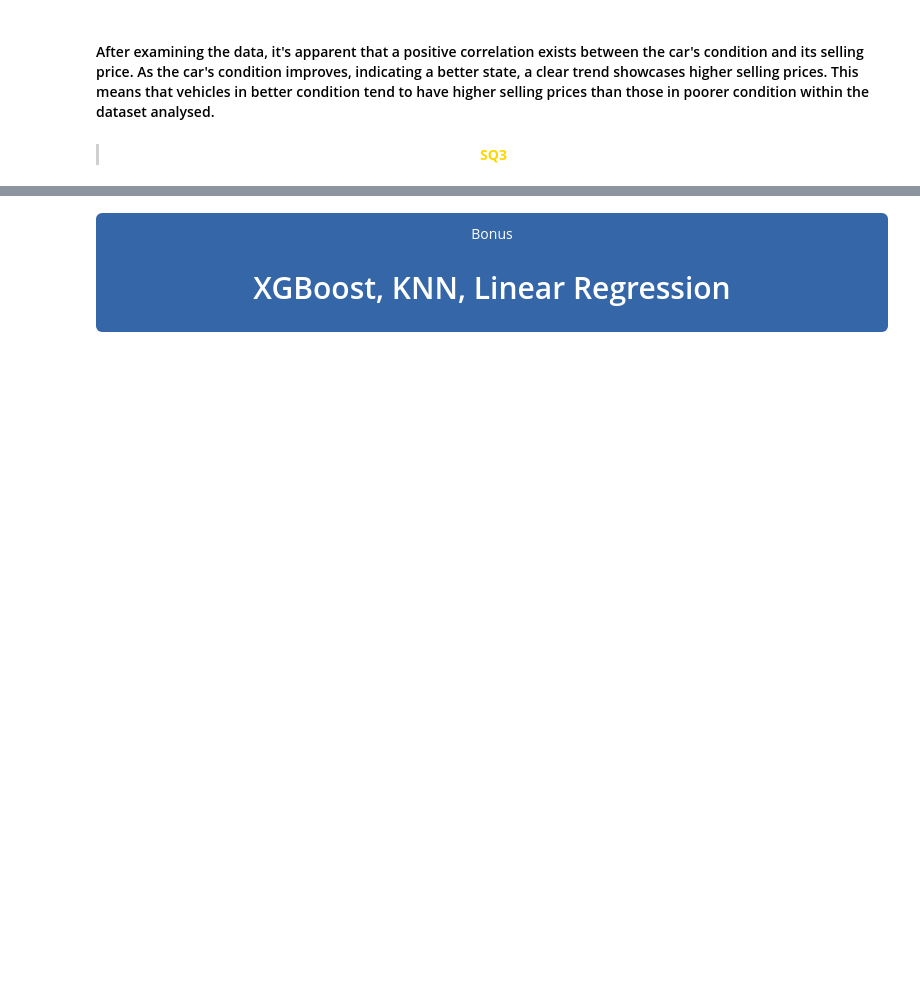
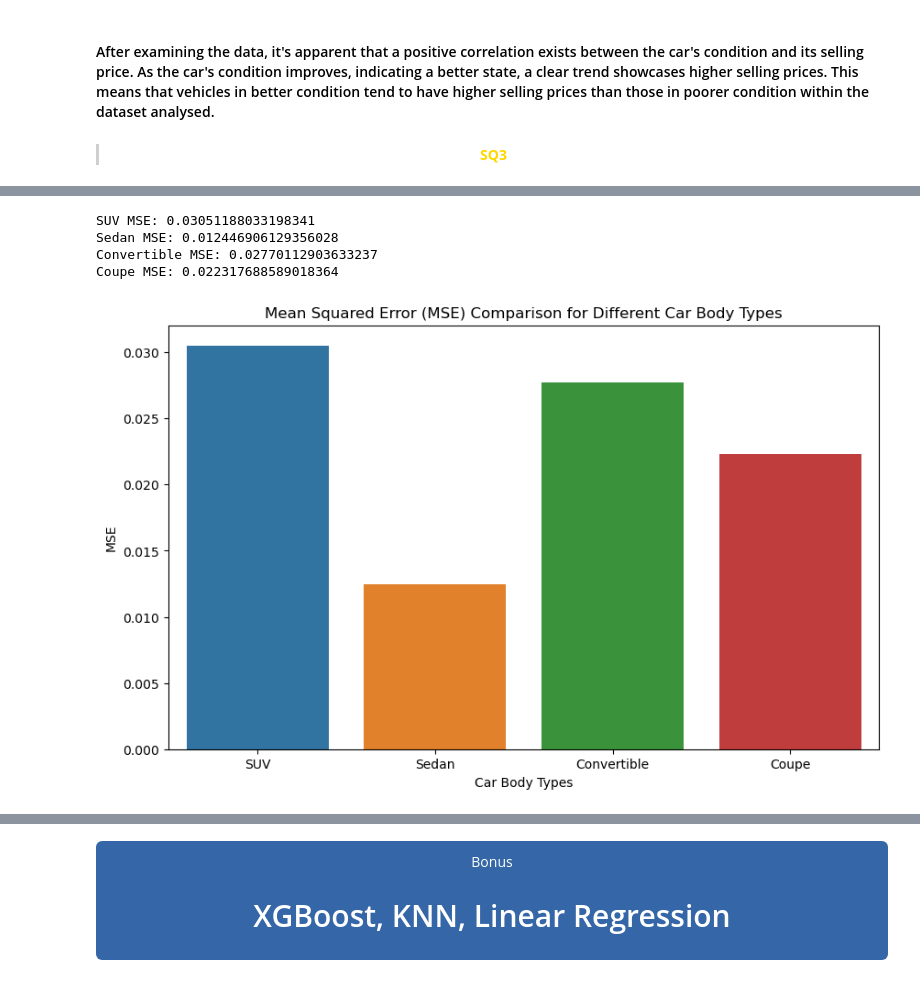
Before and after one commit to maxheijmans/AIM4B_Group1, a Jupyter notebook: UsedCarAuctionPrices/Modelling_UsedCarAuctionPrices.ipynb, the cells around one changed output, grey strips where cells are left out. Cells and saved outputs as stored; diff of their text form; code cells hidden in the pictures; blank space fills up the shorter version.

```diff
--- a/UsedCarAuctionPrices/Modelling_UsedCarAuctionPrices.ipynb
+++ b/UsedCarAuctionPrices/Modelling_UsedCarAuctionPrices.ipynb
@@ -737,0 +770,28 @@ PyALE._ALE_generic:INFO: Discrete feature detected.
+# %%
+# Calculate MSE scores
+suv_mse = mean_squared_error(y_suv, suv_predictions)
+sedan_mse = mean_squared_error(y_sedan, sedan_predictions)
+convertible_mse = mean_squared_error(y_convertible, convertible_predictions)
+coupe_mse = mean_squared_error(y_coupe, coupe_predictions)
+
+
+# Print MSE for comparison
+print(f"SUV MSE: {suv_mse}")
+print(f"Sedan MSE: {sedan_mse}")
+print(f"Convertible MSE: {convertible_mse}")
+print(f"Coupe MSE: {coupe_mse}")
+# %% [output]
+SUV MSE: 0.03051188033198341
+Sedan MSE: 0.012446906129356028
+Convertible MSE: 0.02770112903633237
+Coupe MSE: 0.022317688589018364
+# %%
+# Create an updated bar plot to visualize MSE comparison for all body types
+plt.figure(figsize=(10, 6))
+sns.barplot(x=body_types, y=mse_values)
+plt.title('Mean Squared Error (MSE) Comparison for Different Car Body Types')
+plt.xlabel('Car Body Types')
+plt.ylabel('MSE')
+plt.show()
+# %% [output]
+[figure, added]
```
Also changed, not shown: parts of 9 cells of this notebook.
